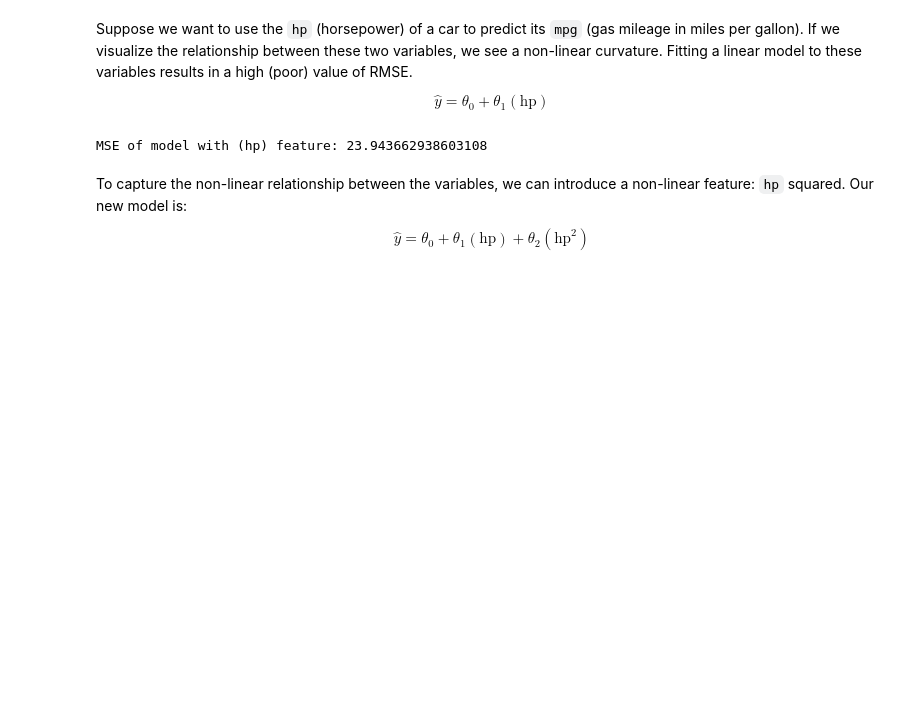
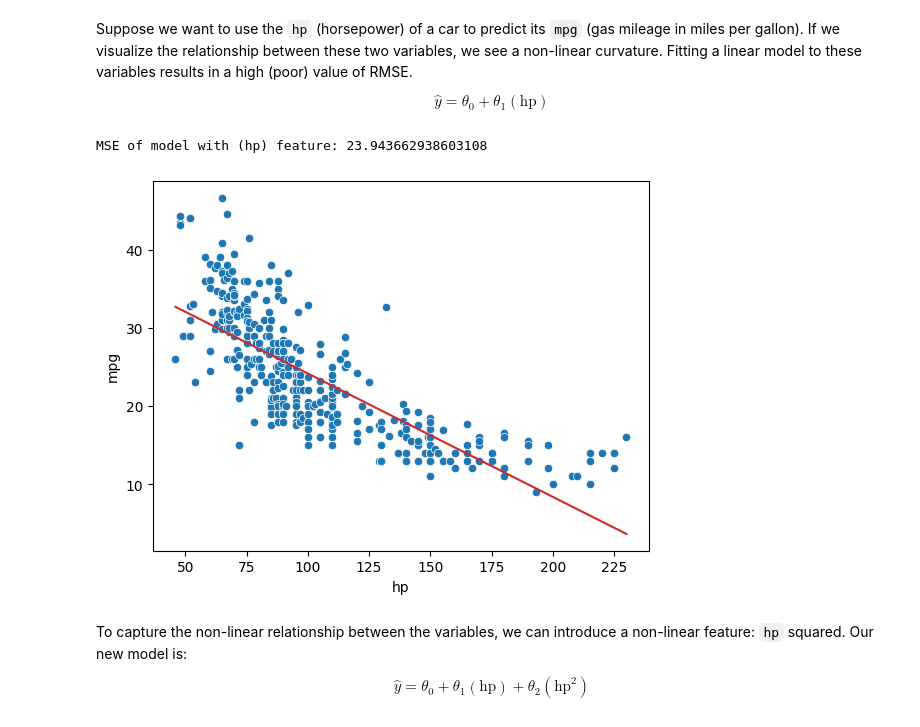
Before and after one commit to GhostLazy/Data100, a Jupyter notebook: su24-materials-main/lecture/lec14/lec14.ipynb, the cells around one changed output. Cells and saved outputs as stored; diff of their text form; code cells hidden in the pictures; blank space fills up the shorter version.

```diff
--- a/su24-materials-main/lecture/lec14/lec14.ipynb
+++ b/su24-materials-main/lecture/lec14/lec14.ipynb
@@ -197,20 +197,21 @@ $$\hat{y} = \theta_0 + \theta_1 (\text{hp})$$
 # %%
 X = vehicles[["hp"]]
 y = vehicles["mpg"]
 
 hp_model = LinearRegression()
 hp_model.fit(X, y)
 hp_model_predictions = hp_model.predict(X)
 
 print(f"MSE of model with (hp) feature: {np.mean((y-hp_model_predictions)**2)}")
 
-fig = px.scatter(vehicles, x="hp", y="mpg", width=800, height=600)
-fig.add_trace(go.Scatter(x=vehicles["hp"], y=hp_model_predictions,
-                         mode="lines", name="Linear Prediction"))
-# sns.scatterplot(data=vehicles, x="hp", y="mpg")
-# plt.plot(vehicles["hp"], hp_model_predictions, c="tab:red");
+# fig = px.scatter(vehicles, x="hp", y="mpg", width=800, height=600)
+# fig.add_trace(go.Scatter(x=vehicles["hp"], y=hp_model_predictions,
+#                          mode="lines", name="Linear Prediction"))
+sns.scatterplot(data=vehicles, x="hp", y="mpg")
+plt.plot(vehicles["hp"], hp_model_predictions, c="tab:red");
 # %% [output]
 MSE of model with (hp) feature: 23.943662938603108
+[figure, added]
 # %% [markdown]
 To capture the non-linear relationship between the variables, we can introduce a non-linear feature: `hp` squared. Our new model is:
 
```
Also changed, not shown: parts of 1 cell of this notebook, 1 other file.
